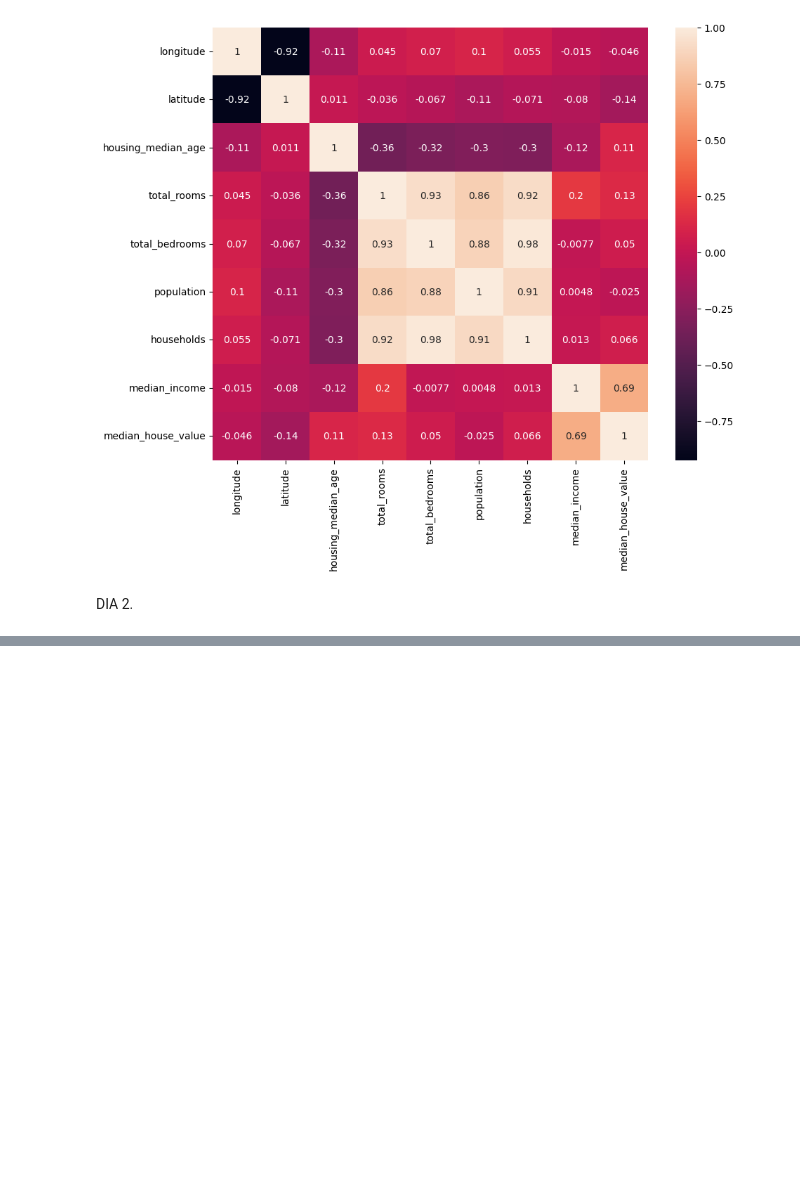
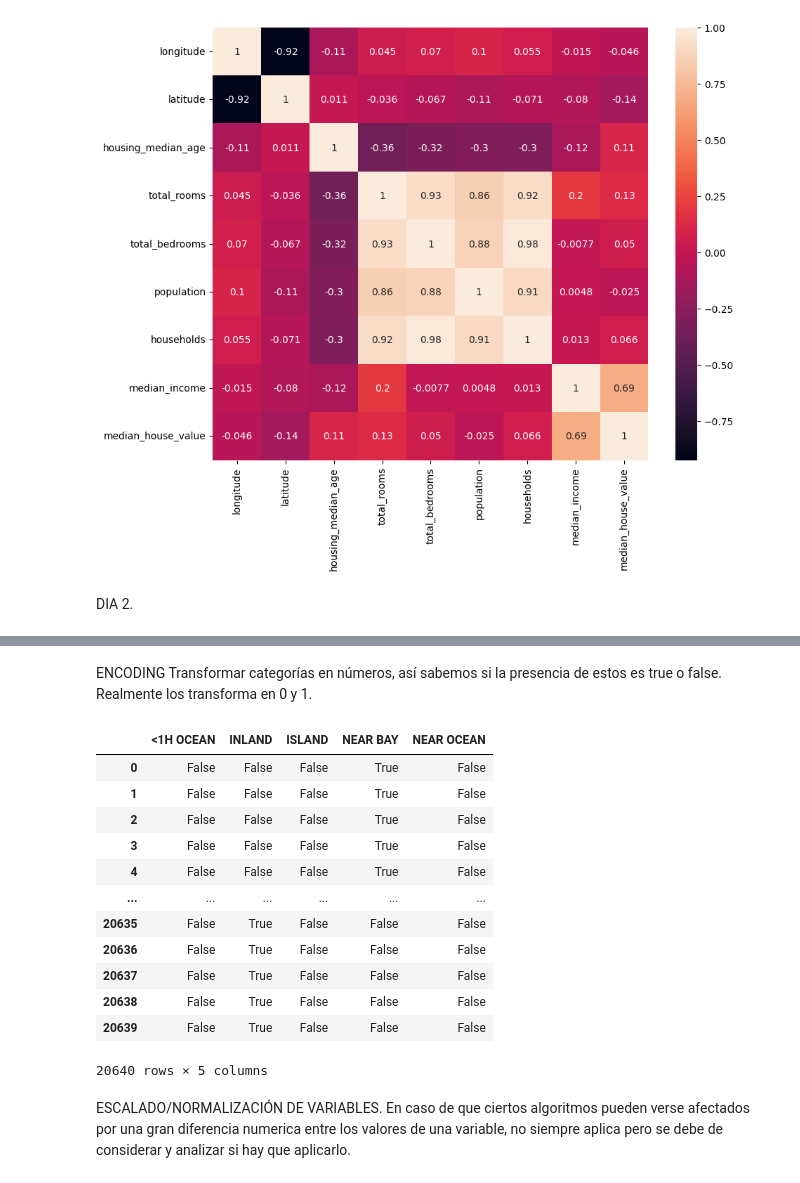
Before and after one commit to oscarmolmedo/TheHacht, a Jupyter notebook: Analisis_Precios/analisis_precio.ipynb, the cells around one changed output, grey strips where cells are left out. Saved outputs shown, nothing was run; the diff lists cells and outputs as text; code cells hidden in the pictures; blank space fills up the shorter version.

```diff
--- a/Analisis_Precios/analisis_precio.ipynb
+++ b/Analisis_Precios/analisis_precio.ipynb
@@ -127,0 +113,23 @@ array([[<Axes: title={'center': 'longitude'}>,
+# %% [markdown]
+ENCODING
+Transformar categorías en números, así sabemos si la presencia de estos es true o false. Realmente los transforma en 0 y 1.
+# %%
+
+pd.get_dummies(df['ocean_proximity'])
+# %% [output]
+|  | <1H OCEAN | INLAND | ISLAND | NEAR BAY | NEAR OCEAN |
+| 0 | False | False | False | True | False |
+| 1 | False | False | False | True | False |
+| 2 | False | False | False | True | False |
+| 3 | False | False | False | True | False |
+| 4 | False | False | False | True | False |
+| ... | ... | ... | ... | ... | ... |
+| 20635 | False | True | False | False | False |
+| 20636 | False | True | False | False | False |
+| 20637 | False | True | False | False | False |
+| 20638 | False | True | False | False | False |
+| 20639 | False | True | False | False | False |
+20640 rows × 5 columns
+# %% [markdown]
+ESCALADO/NORMALIZACIÓN DE VARIABLES.
+En caso de que ciertos algoritmos pueden verse afectados por una gran diferencia numerica entre los valores de una variable, no siempre aplica pero se debe de considerar y analizar si hay que aplicarlo.
```
Also changed, not shown: parts of 6 cells of this notebook.
